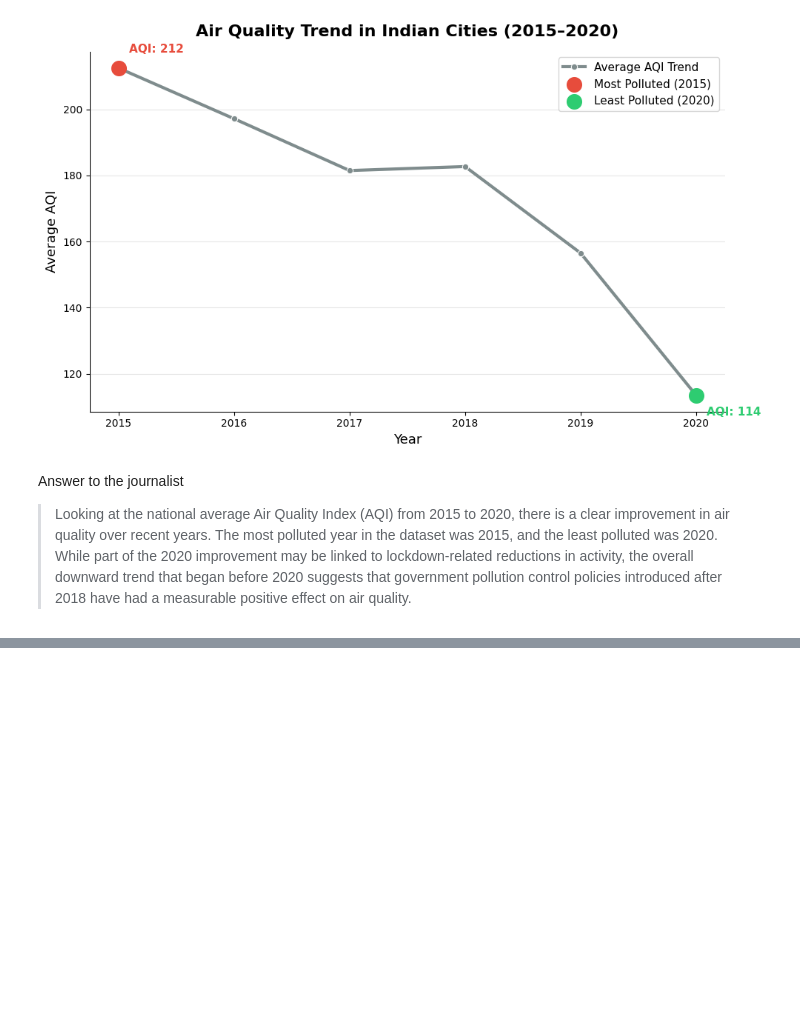
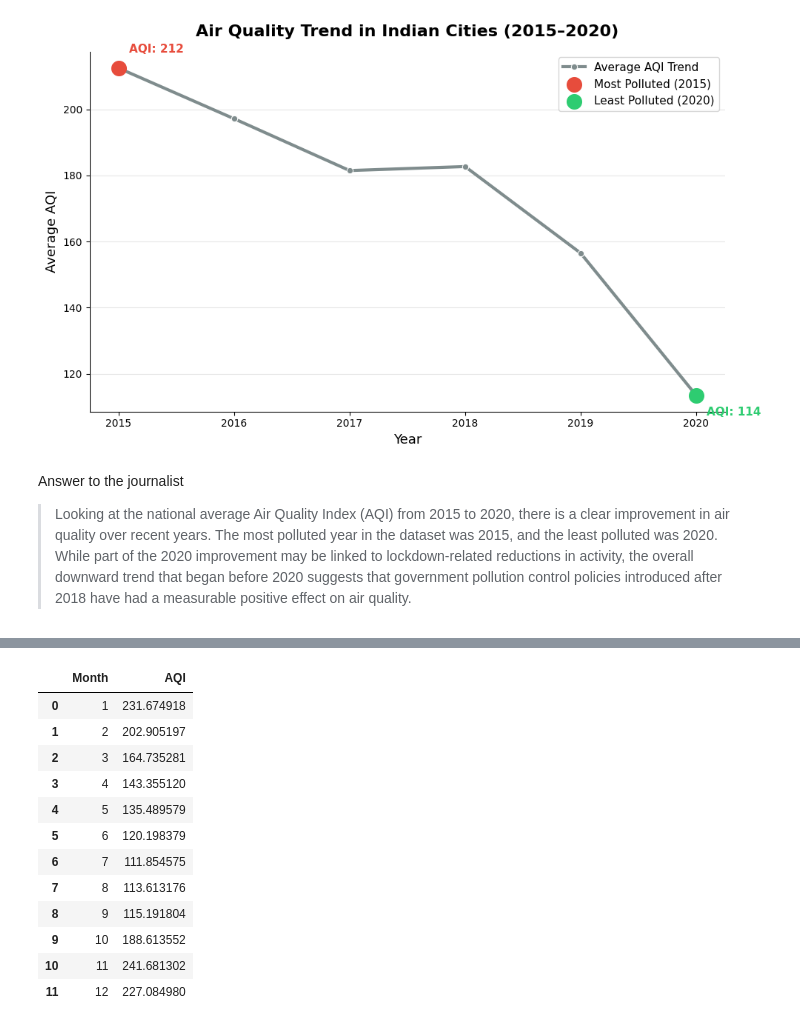
Before and after one commit to OCTehckie18/ML-Lab-2547237, a Jupyter notebook: Lab2/Lab2-copy1.ipynb, the cells around one changed output, grey strips where cells are left out. Drawn from its saved outputs; the diff is of its cells as text; code cells hidden in the pictures; blank space fills up the shorter version.

```diff
--- a/Lab2/Lab2-copy1.ipynb
+++ b/Lab2/Lab2-copy1.ipynb
@@ -617,0 +633,23 @@ Answer to the journalist
+# %%
+# extract month
+
+city_clean['Month'] = city_clean['Date'].dt.month
+# %%
+# calculating monthly average AQI
+
+monthly_aqi = city_clean.groupby('Month')['AQI'].mean().reset_index()
+monthly_aqi
+# %% [output]
+|  | Month | AQI |
+| 0 | 1 | 231.674918 |
+| 1 | 2 | 202.905197 |
+| 2 | 3 | 164.735281 |
+| 3 | 4 | 143.355120 |
+| 4 | 5 | 135.489579 |
+| 5 | 6 | 120.198379 |
+| 6 | 7 | 111.854575 |
+| 7 | 8 | 113.613176 |
+| 8 | 9 | 115.191804 |
+| 9 | 10 | 188.613552 |
+| 10 | 11 | 241.681302 |
+| 11 | 12 | 227.084980 |
```
Also changed, not shown: parts of 6 cells of this notebook.
